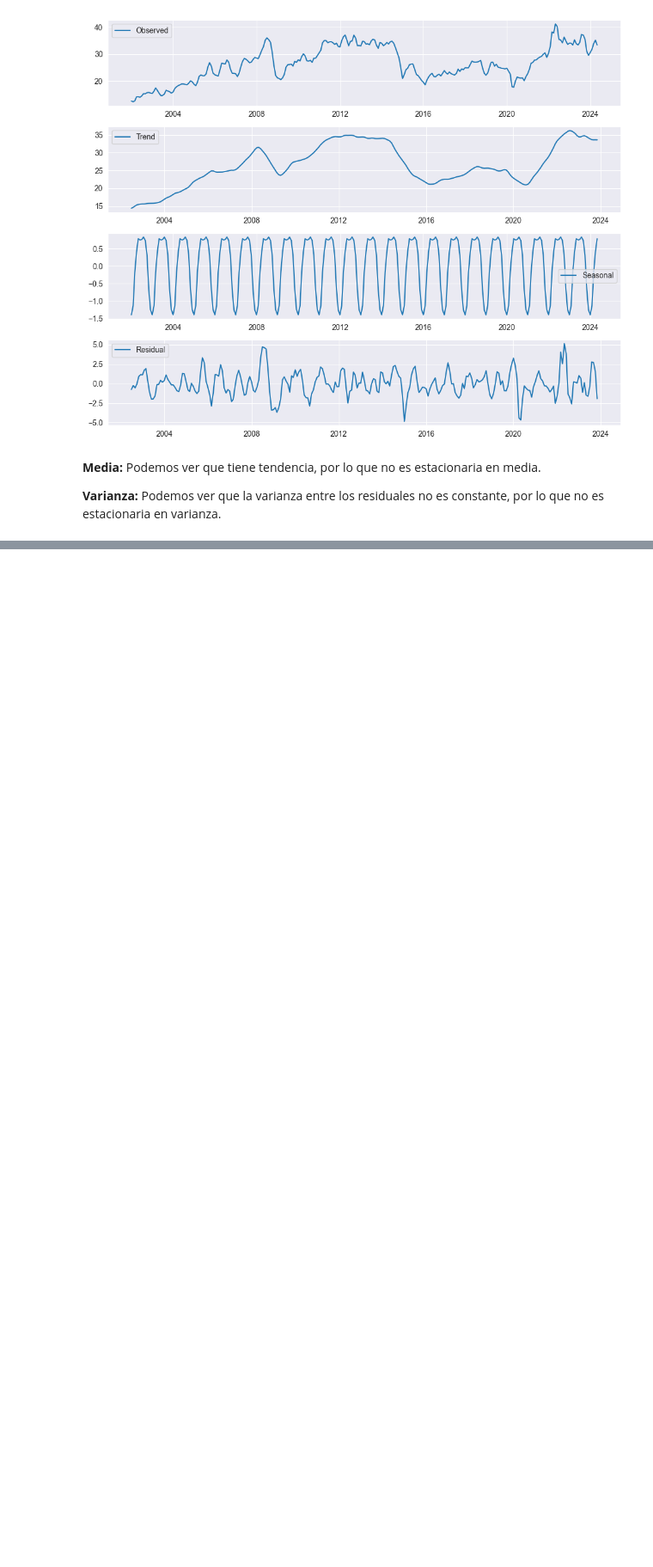
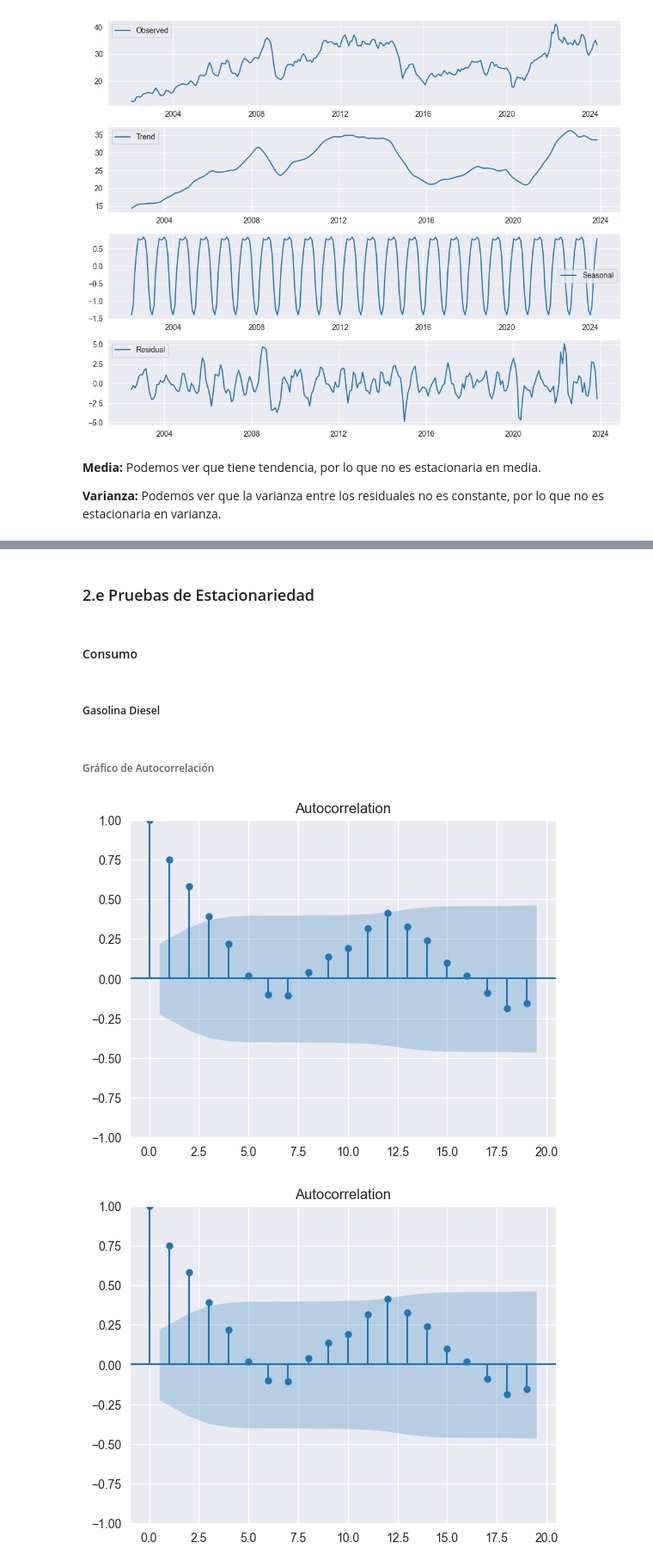
Before and after one commit to FranzCastillo/GUA-Gasoline-Analysis, a Jupyter notebook: modeling.ipynb, the cells around one changed output, grey strips where cells are left out. Shown at 86% size. Cells and saved outputs as stored; diff of their text form; code cells hidden in the pictures; blank space fills up the shorter version.

```diff
--- a/modeling.ipynb
+++ b/modeling.ipynb
@@ -228,0 +234,13 @@ plot_decompose(df_precio, 'Super')
+# %% [markdown]
+### 2.e Pruebas de Estacionariedad
+# %% [markdown]
+#### Consumo
+# %% [markdown]
+##### Gasolina Diesel
+# %% [markdown]
+###### Gráfico de Autocorrelación
+# %%
+plot_acf(df_consumo['Diesel'])
+# %% [output]
+[figure, added]
+[figure, added]
```
Also changed, not shown: parts of 94 cells of this notebook.
